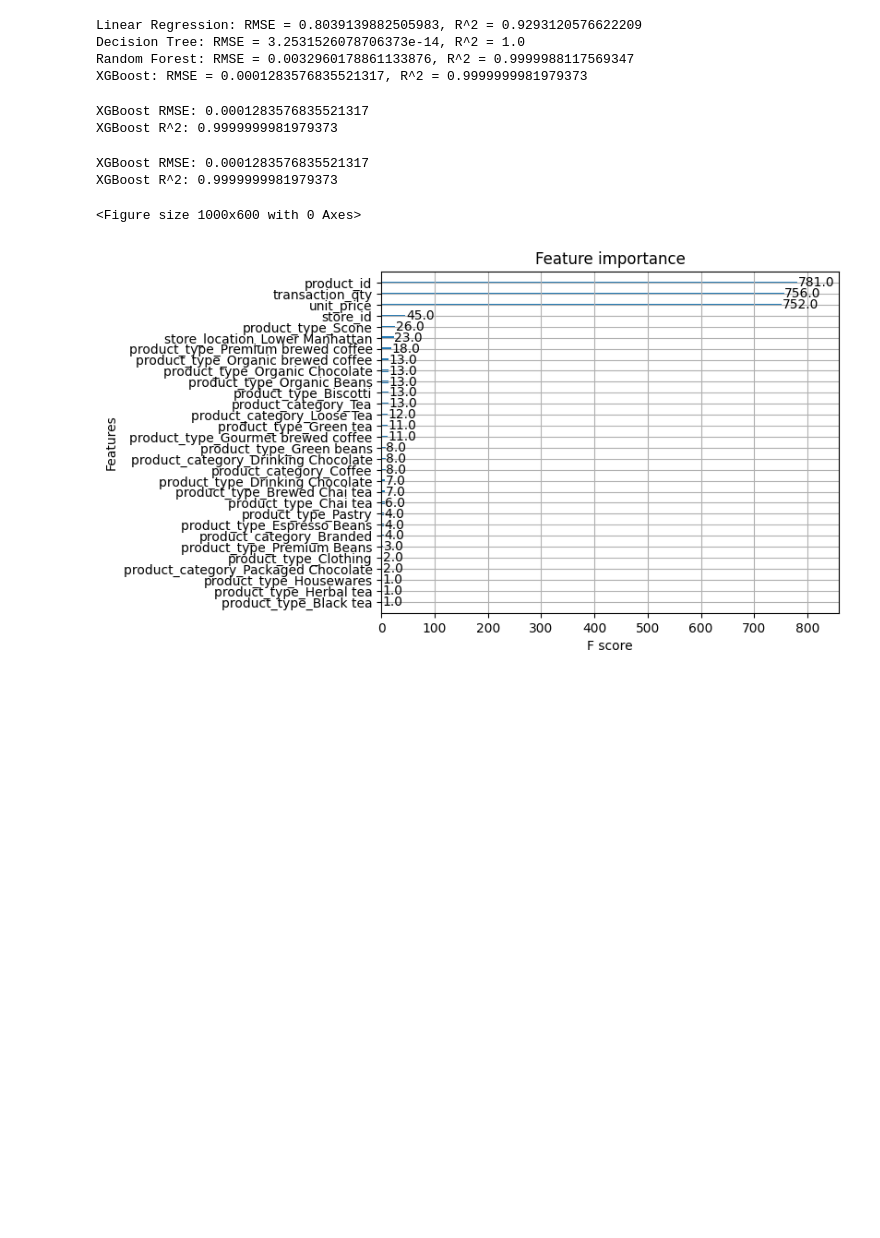
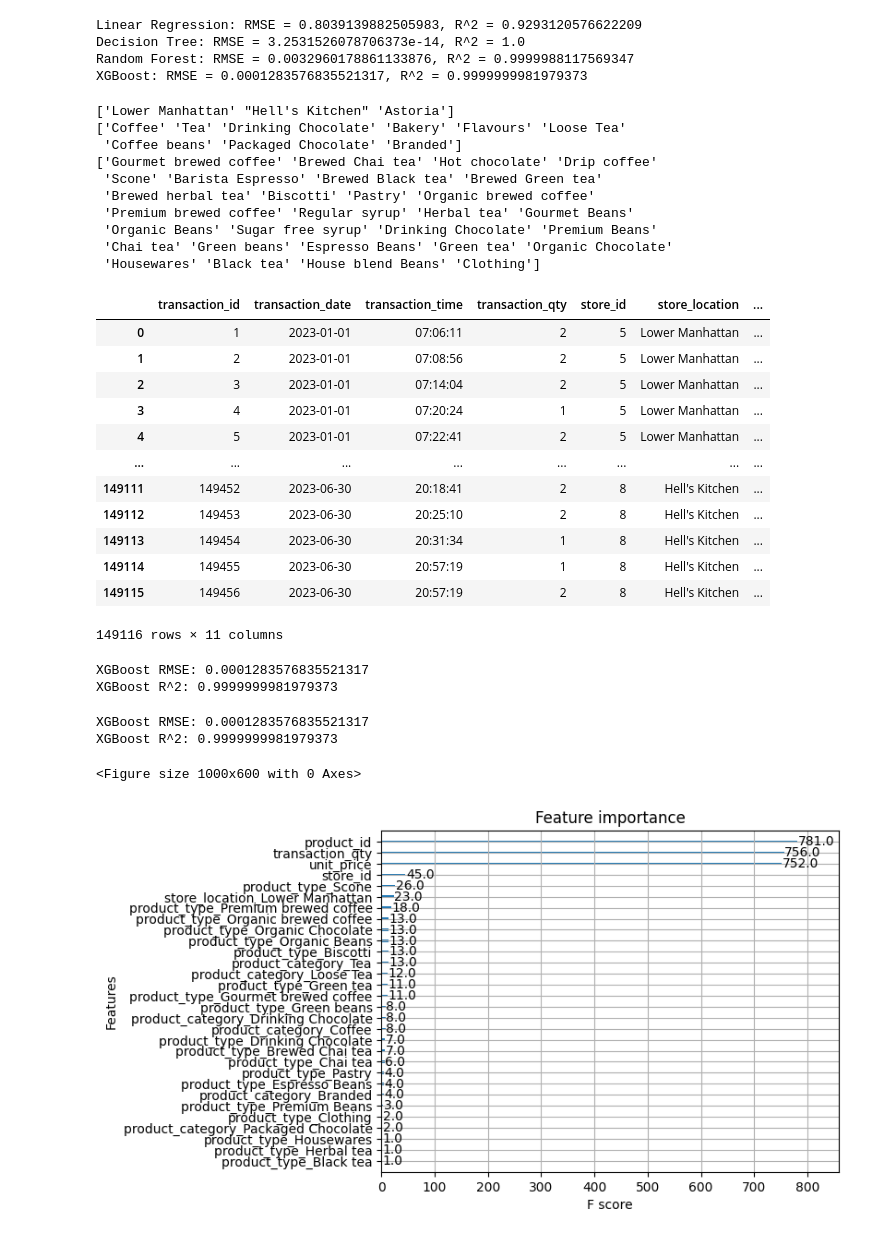
Before and after one commit to Ismat-Samadov/Sales_Forecasting, a Jupyter notebook: modelling.ipynb, the cells around one changed output. Cells and saved outputs as stored; diff of their text form; code cells hidden in the pictures; blank space fills up the shorter version.

```diff
--- a/modelling.ipynb
+++ b/modelling.ipynb
@@ -74,20 +74,45 @@ Decision Tree: RMSE = 3.2531526078706373e-14, R^2 = 1.0
 Random Forest: RMSE = 0.0032960178861133876, R^2 = 0.9999988117569347
 XGBoost: RMSE = 0.0001283576835521317, R^2 = 0.9999999981979373
 # %%
-# import pandas as pd
-# import numpy as np
-# from sklearn.model_selection import train_test_split
-# from sklearn.linear_model import LinearRegression
-# from sklearn.tree import DecisionTreeRegressor
-# from sklearn.ensemble import RandomForestRegressor
-# from xgboost import XGBRegressor
-# from sklearn.metrics import mean_squared_error, r2_score
+import pandas as pd
+import numpy as np
+from sklearn.model_selection import train_test_split
+from sklearn.linear_model import LinearRegression
+from sklearn.tree import DecisionTreeRegressor
+from sklearn.ensemble import RandomForestRegressor
+from xgboost import XGBRegressor
+from sklearn.metrics import mean_squared_error, r2_score
 
-# # Step 1: Load the Dataset
-# df = pd.read_excel('data/Coffee Shop Sales.xlsx')
-# print(df['store_location'].unique())
-# print(df['product_category'].unique())
-# df
+# Step 1: Load the Dataset
+df = pd.read_excel('data/Coffee Shop Sales.xlsx')
+print(df['store_location'].unique())
+print(df['product_category'].unique())
+print(df['product_type'].unique())
+df
+# %% [output]
+['Lower Manhattan' "Hell's Kitchen" 'Astoria']
+['Coffee' 'Tea' 'Drinking Chocolate' 'Bakery' 'Flavours' 'Loose Tea'
+ 'Coffee beans' 'Packaged Chocolate' 'Branded']
+['Gourmet brewed coffee' 'Brewed Chai tea' 'Hot chocolate' 'Drip coffee'
+ 'Scone' 'Barista Espresso' 'Brewed Black tea' 'Brewed Green tea'
+ 'Brewed herbal tea' 'Biscotti' 'Pastry' 'Organic brewed coffee'
+ 'Premium brewed coffee' 'Regular syrup' 'Herbal tea' 'Gourmet Beans'
+ 'Organic Beans' 'Sugar free syrup' 'Drinking Chocolate' 'Premium Beans'
+ 'Chai tea' 'Green beans' 'Espresso Beans' 'Green tea' 'Organic Chocolate'
+ 'Housewares' 'Black tea' 'House blend Beans' 'Clothing']
+|  | transaction_id | transaction_date | transaction_time | transaction_qty | store_id | store_location | ... |
+| 0 | 1 | 2023-01-01 | 07:06:11 | 2 | 5 | Lower Manhattan | ... |
+| 1 | 2 | 2023-01-01 | 07:08:56 | 2 | 5 | Lower Manhattan | ... |
+| 2 | 3 | 2023-01-01 | 07:14:04 | 2 | 5 | Lower Manhattan | ... |
+| 3 | 4 | 2023-01-01 | 07:20:24 | 1 | 5 | Lower Manhattan | ... |
+| 4 | 5 | 2023-01-01 | 07:22:41 | 2 | 5 | Lower Manhattan | ... |
+| ... | ... | ... | ... | ... | ... | ... | ... |
+| 149111 | 149452 | 2023-06-30 | 20:18:41 | 2 | 8 | Hell's Kitchen | ... |
+| 149112 | 149453 | 2023-06-30 | 20:25:10 | 2 | 8 | Hell's Kitchen | ... |
+| 149113 | 149454 | 2023-06-30 | 20:31:34 | 1 | 8 | Hell's Kitchen | ... |
+| 149114 | 149455 | 2023-06-30 | 20:57:19 | 1 | 8 | Hell's Kitchen | ... |
+| 149115 | 149456 | 2023-06-30 | 20:57:19 | 2 | 8 | Hell's Kitchen | ... |
+149116 rows × 11 columns
 # %%
 # import pandas as pd
 # import numpy as np
```
Also changed, not shown: parts of 2 cells of this notebook, 3 other files.
